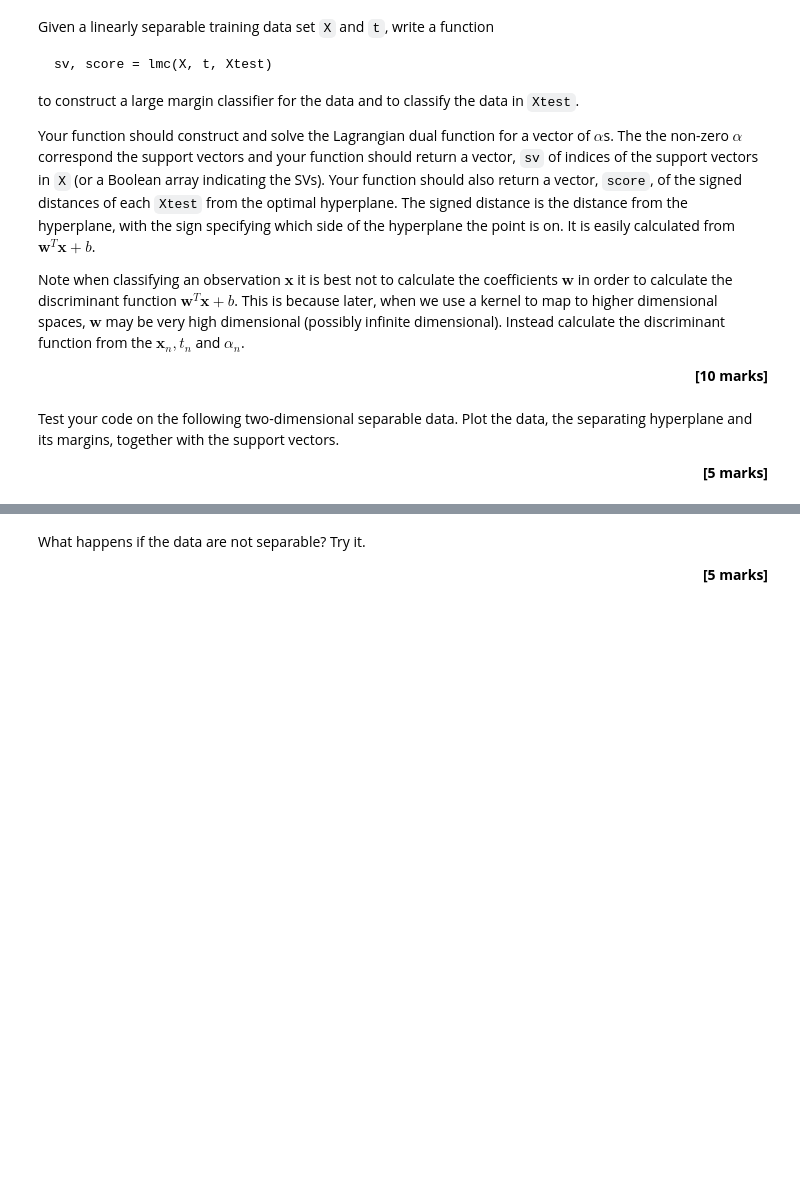
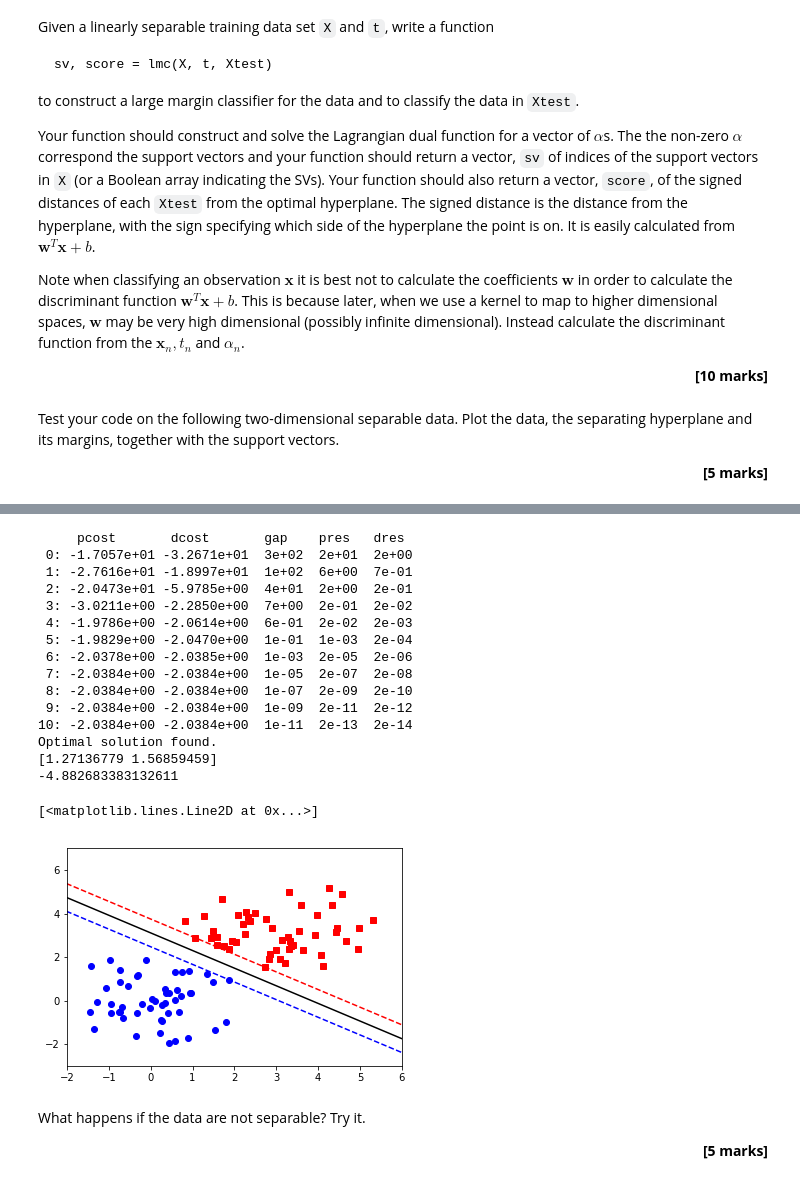
Before and after one commit to Super-SaiyanSandwich/ECMM422-CA3, a Jupyter notebook: ECMM422-CA3-SVM-2020.ipynb, the cells around one changed output, grey strips where cells are left out. Saved outputs shown, nothing was run; the diff lists cells and outputs as text; code cells hidden in the pictures; blank space fills up the shorter version.

```diff
--- a/ECMM422-CA3-SVM-2020.ipynb
+++ b/ECMM422-CA3-SVM-2020.ipynb
@@ -444,3 +473,76 @@ plt.plot(X[t==1,0], X[t==1,1], 'rs')
+# %%
+def wb_to_Y(x, w, b, c = 0):
+    return ((-w[0] * x_Space) - b + c) / w[1]
+
+def lmc(X, t, show_Progress = True):
+    bound = 1e-4
+
+    count = X.shape[0]
+
+    t = t.reshape(-1,1)
+
+    H = np.dot(t * X, (t * X).T)
+
+    P = matrix(H, tc='d')
+    q = matrix(-np.ones((count, 1)), tc='d')
+    G = matrix(np.diag(-np.ones((count))), tc='d')
+    h = matrix(np.zeros((count)), tc='d')
+    A = matrix(t.reshape(1,-1), tc='d')
+    b = matrix(np.array([0]), tc='d')
+
+    solvers.options['show_progress'] = show_Progress
+    solvers.options['abstol'] = 1e-10
+    solvers.options['reltol'] = 1e-10
+    solvers.options['feastol'] = 1e-10
+
+    sol = solvers.qp(P, q, G, h, A, b)
+
+    alpha = np.array(sol['x'])
+    w = np.dot((t * alpha).T, X).reshape(-1,1)
+
+    zero_mask = (alpha > bound).flatten()
+
+    b = t[zero_mask] - np.dot(X[zero_mask], w)
+    #b = t - np.dot(X, w)
+
+    b = np.mean(b)
+
+    return w.flatten(), b
+
+w, b = lmc(X, t)
+
+print(w)
+print(b)
+
+plt.plot(X[t==-1,0], X[t==-1,1], 'bo')
+plt.plot(X[t==1,0], X[t==1,1], 'rs')
+
+x_Space = np.linspace(-6,10)
+
+
+plt.xlim(-2,6)
+plt.ylim(-3,7)
+plt.plot(x_Space, wb_to_Y(x_Space, w, b, 1), c = 'r', linestyle = '--')
+plt.plot(x_Space, wb_to_Y(x_Space, w, b, -1), c = 'b', linestyle = '--')
+plt.plot(x_Space, wb_to_Y(x_Space, w, b), c = 'black')
+# %% [output]
+     pcost       dcost       gap    pres   dres
+ 0: -1.7057e+01 -3.2671e+01  3e+02  2e+01  2e+00
+ 1: -2.7616e+01 -1.8997e+01  1e+02  6e+00  7e-01
+ 2: -2.0473e+01 -5.9785e+00  4e+01  2e+00  2e-01
+ 3: -3.0211e+00 -2.2850e+00  7e+00  2e-01  2e-02
+ 4: -1.9786e+00 -2.0614e+00  6e-01  2e-02  2e-03
+ 5: -1.9829e+00 -2.0470e+00  1e-01  1e-03  2e-04
+ 6: -2.0378e+00 -2.0385e+00  1e-03  2e-05  2e-06
+ 7: -2.0384e+00 -2.0384e+00  1e-05  2e-07  2e-08
+ 8: -2.0384e+00 -2.0384e+00  1e-07  2e-09  2e-10
+ 9: -2.0384e+00 -2.0384e+00  1e-09  2e-11  2e-12
+10: -2.0384e+00 -2.0384e+00  1e-11  2e-13  2e-14
+Optimal solution found.
+[1.27136779 1.56859459]
+-4.882683383132611
+[<matplotlib.lines.Line2D at 0x...>]
+[figure, added]
 # %%
 def lmc(X, t, Xtest):
     #Run lmc(X, t) (fit classifer to (X,t))
```
Also changed, not shown: parts of 8 cells of this notebook.
